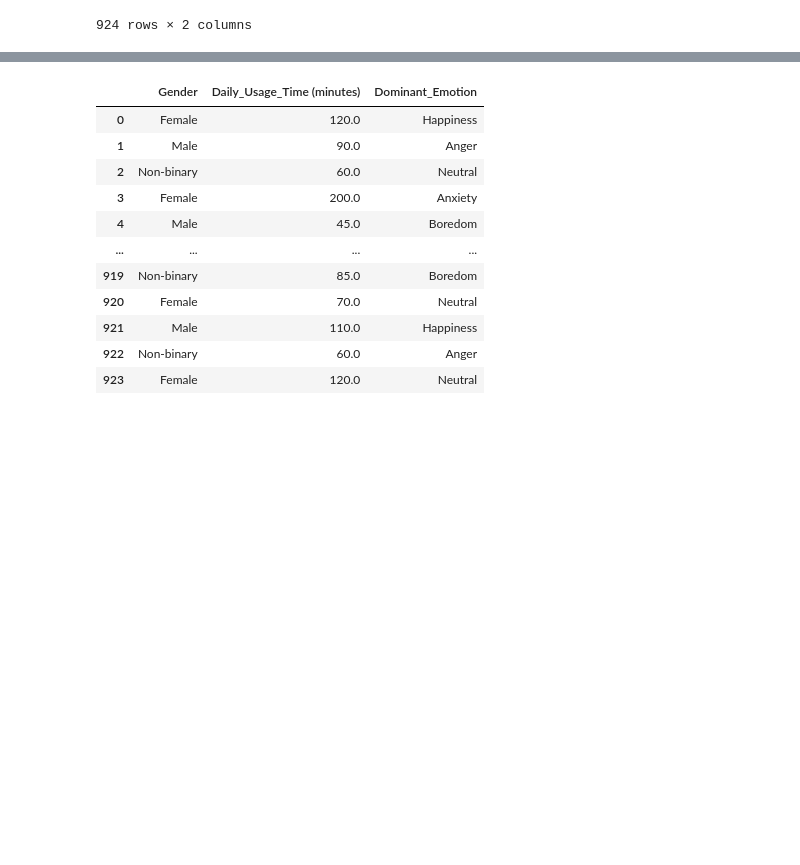
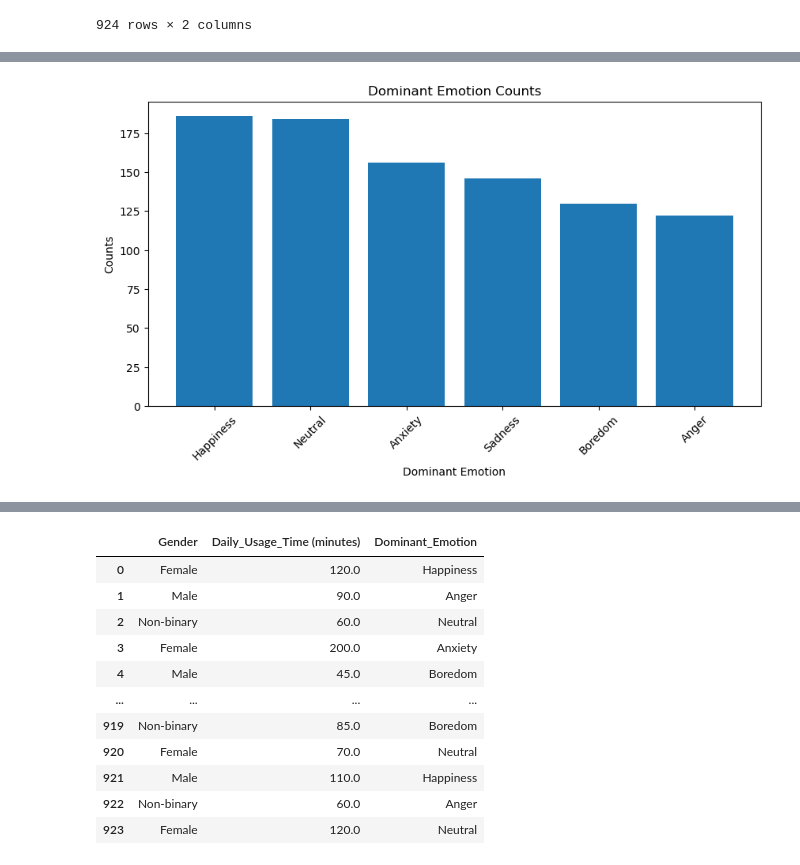
Before and after one commit to cindyd97/Analyzing-Social-Media-And-Emotions, a Jupyter notebook: Daniel's_work/Analysis.ipynb, the cells around one changed output, grey strips where cells are left out. Saved outputs shown, nothing was run; the diff lists cells and outputs as text; code cells hidden in the pictures; blank space fills up the shorter version.

Commit message:
Updated analysis and added png files

```diff
--- a/Daniel's_work/Analysis.ipynb
+++ b/Daniel's_work/Analysis.ipynb
@@ -37,0 +58,13 @@ analysis_1_df
+# %%
+emotion_counts = analysis_1_df['Dominant_Emotion'].value_counts()
+
+plt.figure(figsize=(10, 5))
+plt.bar(emotion_counts.index, emotion_counts.values)
+plt.title('Dominant Emotion Counts')
+plt.xlabel('Dominant Emotion')
+plt.ylabel('Counts')
+plt.xticks(rotation=45)
+plt.savefig("../Data/Emotion_Count.png")
+plt.show()
+# %% [output]
+[figure, added]
```
Also changed, not shown: parts of 23 cells of this notebook, 5 other files.
